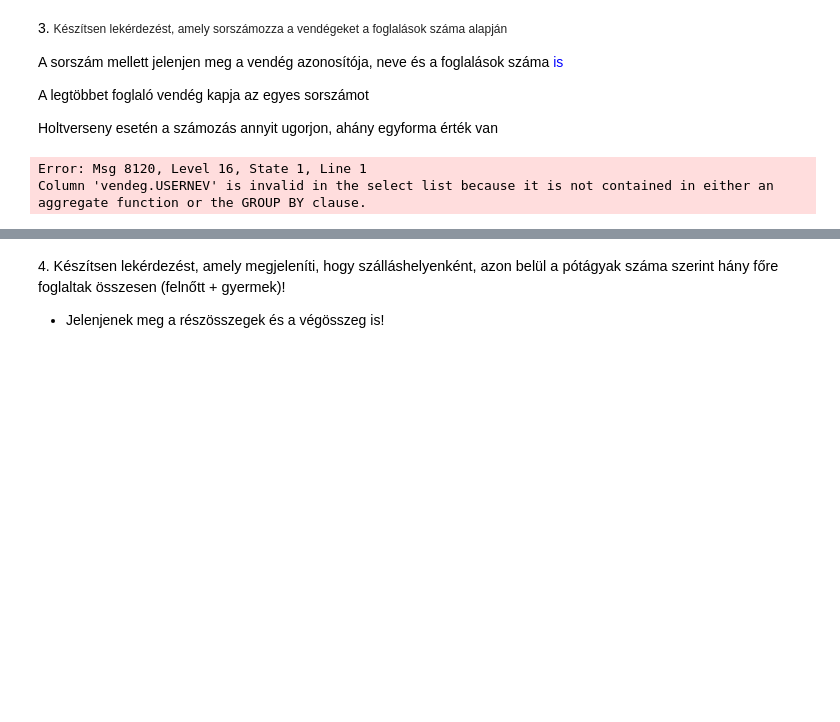
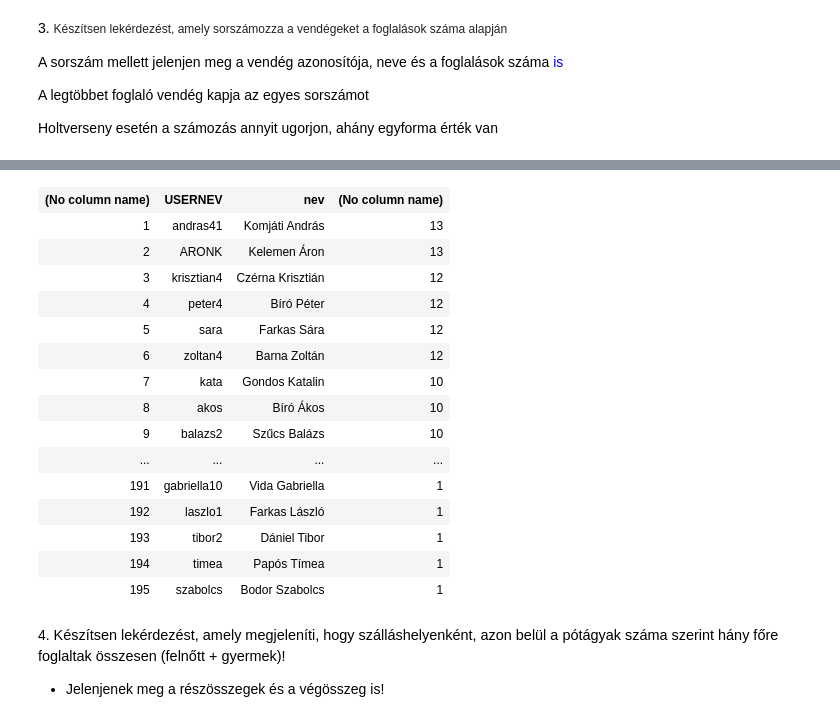
Before and after one commit to szanna04/gyakorlat2, a Jupyter notebook: zh4.ipynb, the cells around one changed output, grey strips where cells are left out. Cells and saved outputs as stored; diff of their text form; code cells hidden in the pictures; blank space fills up the shorter version.

```diff
--- a/zh4.ipynb
+++ b/zh4.ipynb
@@ -54,9 +54,8 @@ A legtöbbet foglaló vendég kapja az egyes sorszámot
 
 Holtverseny esetén a számozás annyit ugorjon, ahány egyforma érték van
 # %%
-SELECT ROW_NUMBER() over(partition by v.usernev, v.nev order by count(*) desc),
+SELECT ROW_NUMBER() over(order by count(*) desc),
         v.USERNEV, v.nev, count(*)
 from foglalas f join vendeg v on v.usernev = f.UGYFEL_FK
+group by v.usernev, v.nev
 # %% [output]
-Error: Msg 8120, Level 16, State 1, Line 1
-Column 'vendeg.USERNEV' is invalid in the select list because it is not contained in either an aggregate function or the GROUP BY clause.
@@ -64,3 +64,19 @@ Total execution time: 00:00:00.004
+| (No column name) | USERNEV | nev | (No column name) |
+| 1 | andras41 | Komjáti András | 13 |
+| 2 | ARONK | Kelemen Áron | 13 |
+| 3 | krisztian4 | Czérna Krisztián | 12 |
+| 4 | peter4 | Bíró Péter | 12 |
+| 5 | sara | Farkas Sára | 12 |
+| 6 | zoltan4 | Barna Zoltán | 12 |
+| 7 | kata | Gondos Katalin | 10 |
+| 8 | akos | Bíró Ákos | 10 |
+| 9 | balazs2 | Szűcs Balázs | 10 |
+| ... | ... | ... | ... |
+| 191 | gabriella10 | Vida Gabriella | 1 |
+| 192 | laszlo1 | Farkas László | 1 |
+| 193 | tibor2 | Dániel Tibor | 1 |
+| 194 | timea | Papós Tímea | 1 |
+| 195 | szabolcs | Bodor Szabolcs | 1 |
 # %% [markdown]
 4. <span style="background-color: rgb(255, 255, 255); color: rgb(0, 0, 0); font-family: &quot;Open Sans&quot;, sans-serif; font-size: 14.44px;">Készítsen lekérdezést, amely megjeleníti, hogy szálláshelyenként, azon belül a pótágyak száma szerint hány főre foglaltak összesen (felnőtt + gyermek)!</span>
 
```
Also changed, not shown: parts of 3 cells of this notebook.
